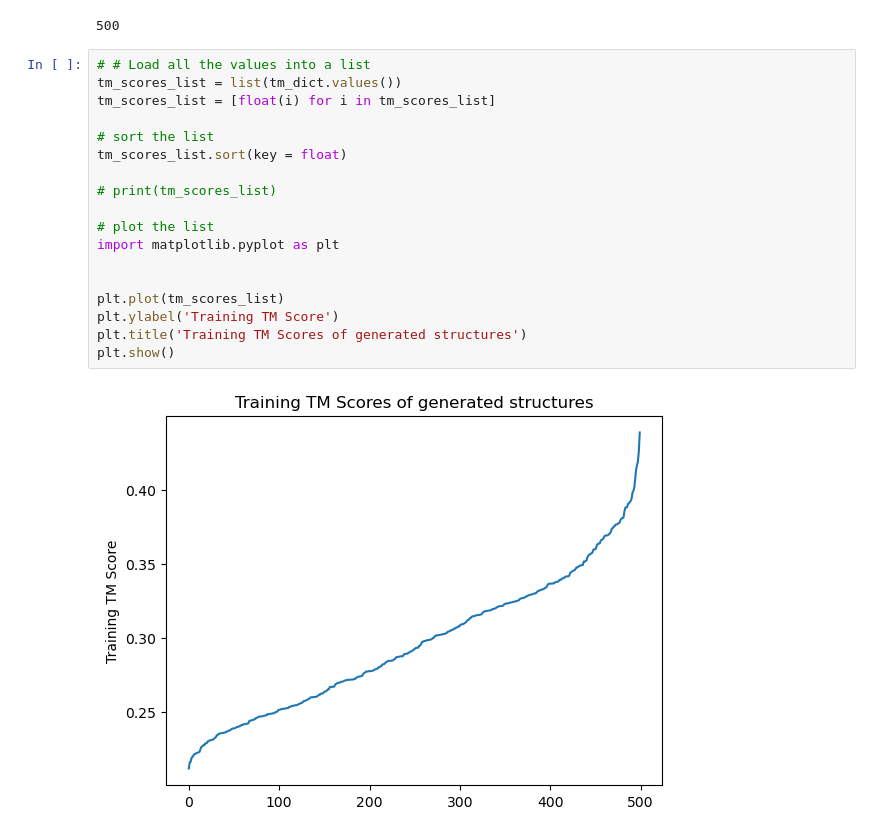
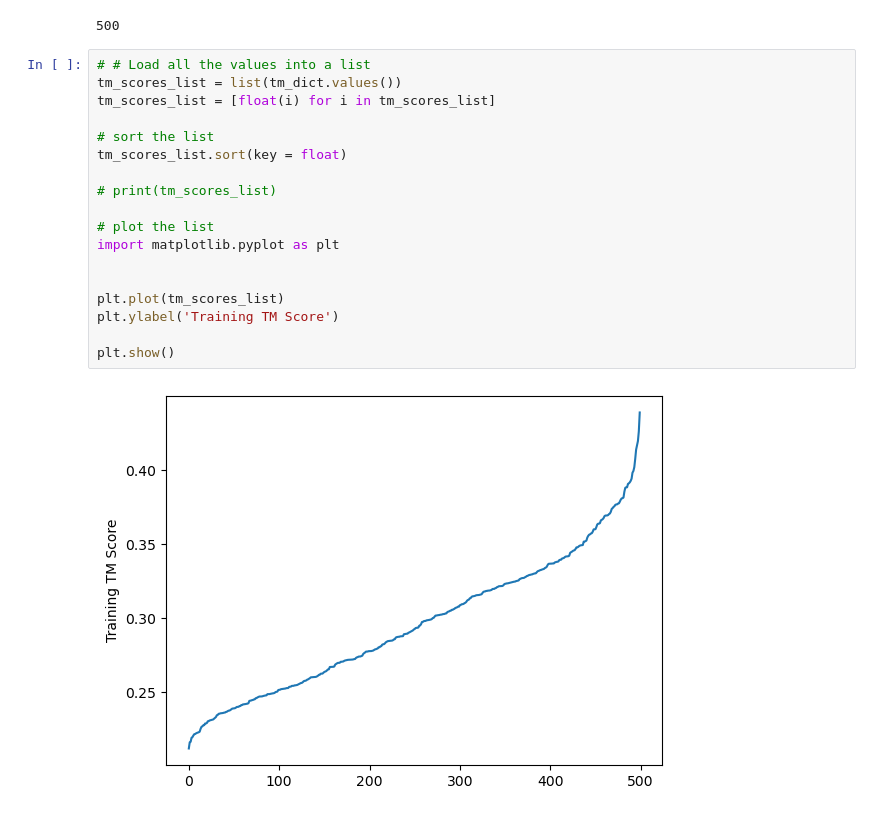
Before and after one commit to mehulbhuradia/Enzymix, a Jupyter notebook: traintm.ipynb, the cells around one changed output. Drawn from its saved outputs; the diff is of its cells as text.

```diff
--- a/traintm.ipynb
+++ b/traintm.ipynb
@@ -25,23 +25,23 @@ len(tm_dict)
 # %%
 # # Load all the values into a list
 tm_scores_list = list(tm_dict.values())
 tm_scores_list = [float(i) for i in tm_scores_list]
 
 # sort the list
 tm_scores_list.sort(key = float)
 
 # print(tm_scores_list)
 
 # plot the list
 import matplotlib.pyplot as plt
 
 
 plt.plot(tm_scores_list)
 plt.ylabel('Training TM Score')
-plt.title('Training TM Scores of generated structures')
+
 plt.show()
 # %% [output]
-[figure, old version]
+[figure, new version]
 # %%
 # Make a histogram
 plt.figure(figsize=(6, 4))
```
Also changed, not shown: parts of 1 cell of this notebook, 10 other files.
